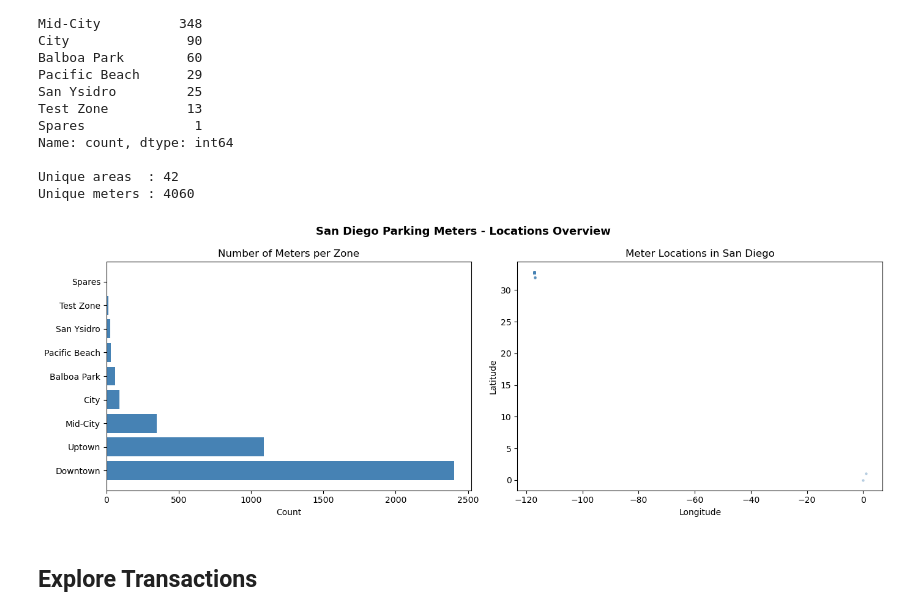
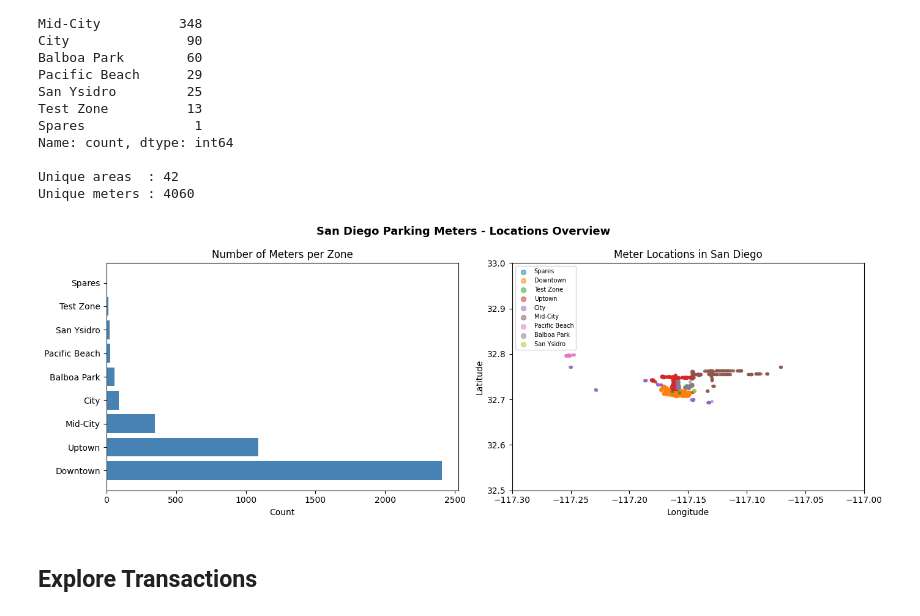
Before and after one commit to abhijith-mohanan/parking_slot_prediction, a Jupyter notebook: parkingslot.ipynb, the cells around one changed output. Saved outputs shown, nothing was run; the diff lists cells and outputs as text; code cells hidden in the pictures.

```diff
--- a/parkingslot.ipynb
+++ b/parkingslot.ipynb
@@ -137,22 +136,34 @@ Unique meters : 4060
 # %%
 fig, axes = plt.subplots(1, 2, figsize=(14, 5))
 fig.suptitle('San Diego Parking Meters - Locations Overview', fontsize=13, fontweight='bold')
 
 zone_counts = locations['zone'].value_counts()
 axes[0].barh(zone_counts.index, zone_counts.values, color='steelblue')
 axes[0].set_title('Number of Meters per Zone')
 axes[0].set_xlabel('Count')
 
-axes[1].scatter(locations['longitude'], locations['latitude'],
-                alpha=0.3, s=5, c='steelblue')
+# Color by zone using a colormap
+zones = locations['zone'].unique()
+colors = plt.cm.tab10(range(len(zones)))
+zone_color_map = dict(zip(zones, colors))
+
+for zone in zones:
+    subset = locations[locations['zone'] == zone]
+    axes[1].scatter(subset['longitude'], subset['latitude'],
+                    alpha=0.5, s=8, label=zone,
+                    color=zone_color_map[zone])
+
+axes[1].set_xlim(-117.3, -117.0)
+axes[1].set_ylim(32.5, 33.0)
 axes[1].set_title('Meter Locations in San Diego')
 axes[1].set_xlabel('Longitude')
 axes[1].set_ylabel('Latitude')
+axes[1].legend(loc='upper left', fontsize=7, markerscale=2)
 
 plt.tight_layout()
 plt.show()
 # %% [output]
-[figure, old version]
+[figure, new version]
 # %% [markdown]
 ##  Explore Transactions
 # %%
```
Also changed, not shown: parts of 15 cells of this notebook.
